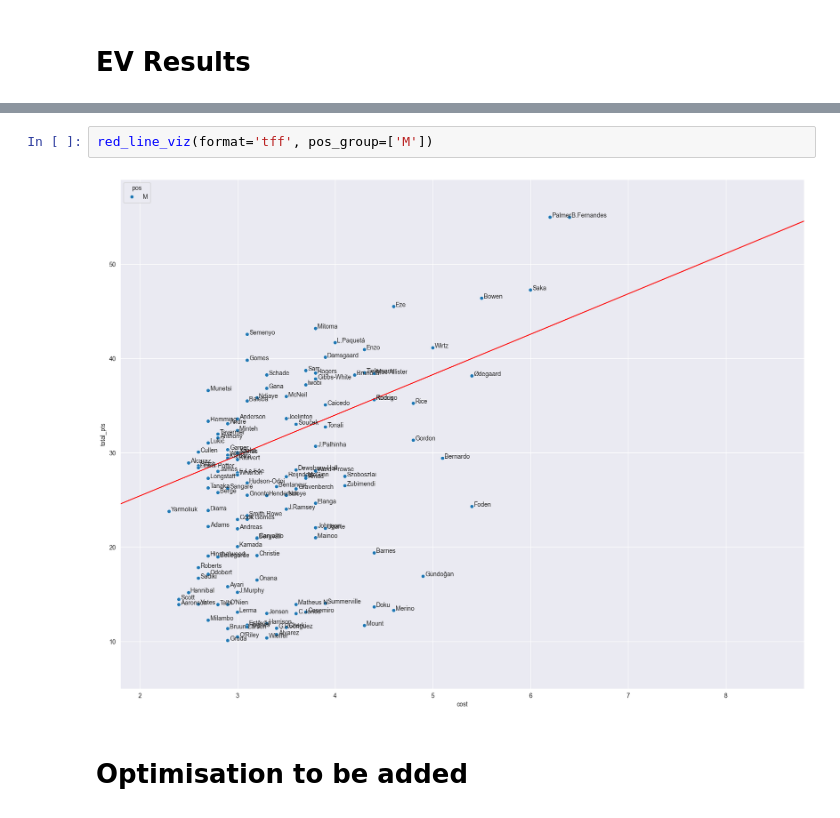
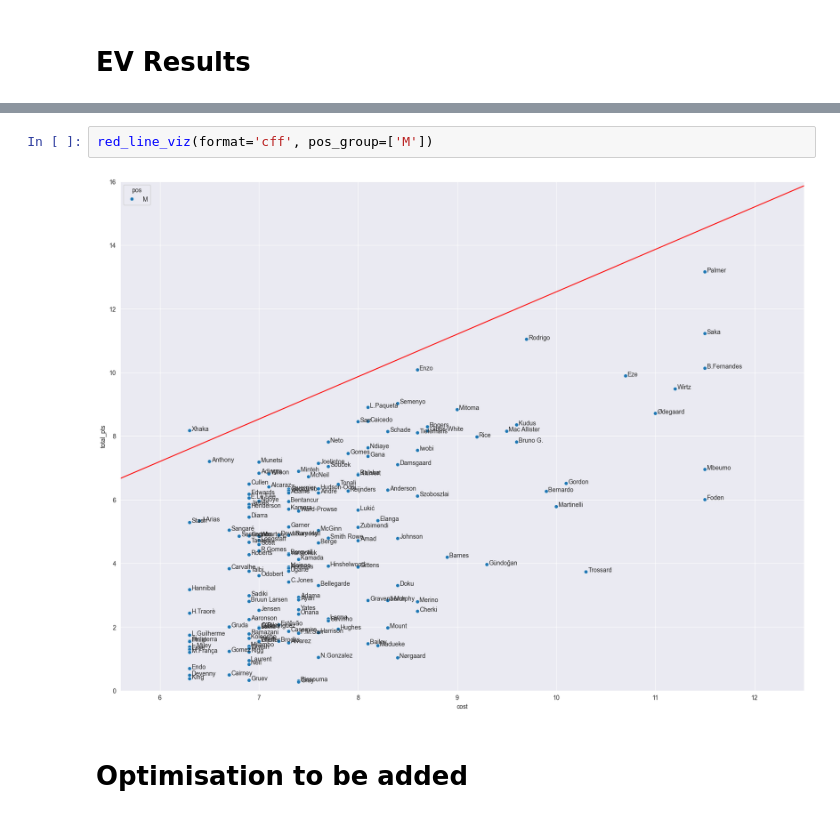
Before and after one commit to SamTroy/multi_ff_opt, a Jupyter notebook: run/run.ipynb, the cells around one changed output, grey strips where cells are left out. Saved outputs shown, nothing was run; the diff lists cells and outputs as text.

```diff
--- a/run/run.ipynb
+++ b/run/run.ipynb
@@ -1448,9 +1447,9 @@ make_cap_matrix(format='cff', max_ev_diff=1)
 | 9 | -0.9 |  |  |  | Struijk |  |  |  | ... |
 | 10 | -1.0 |  |  |  | McNeil |  |  |  | ... |
 # %%
-red_line_viz(format='tff', pos_group=['M'])
+red_line_viz(format='cff', pos_group=['M'])
 # %% [output]
-[figure, old version]
+[figure, new version]
 # %% [markdown]
 # Optimisation to be added
 # %% [markdown]
```
Also changed, not shown: parts of 4 cells of this notebook, 8 other files.
